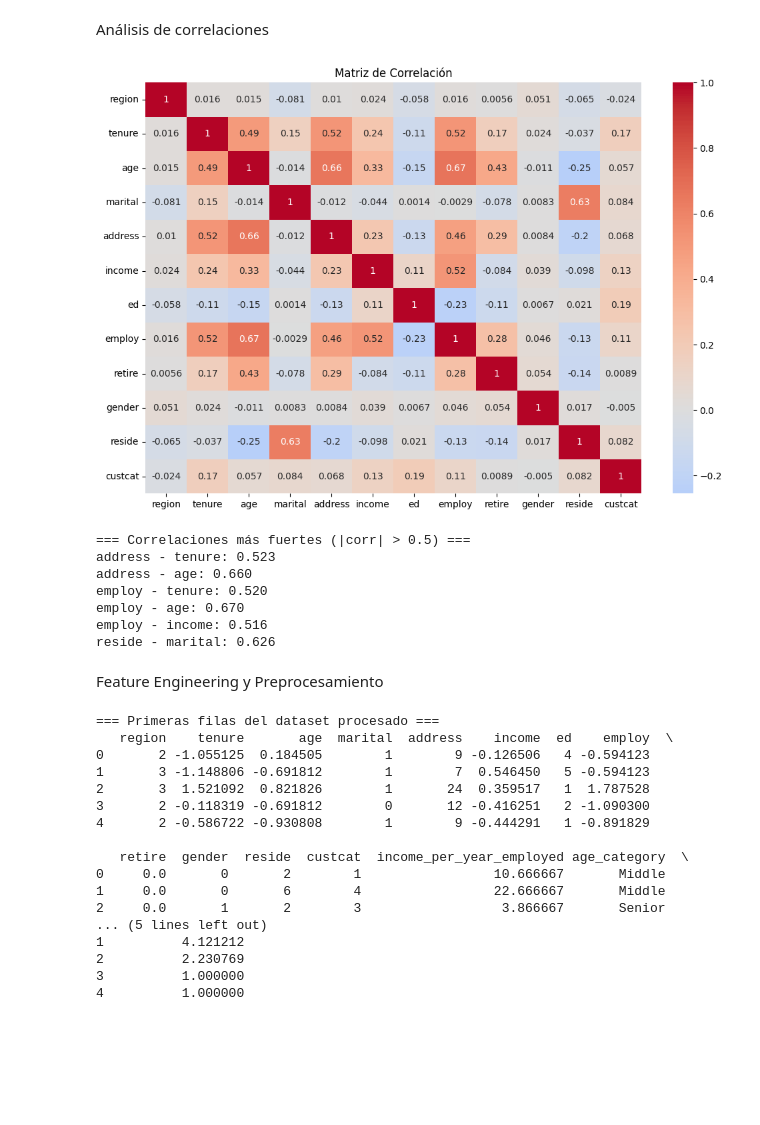
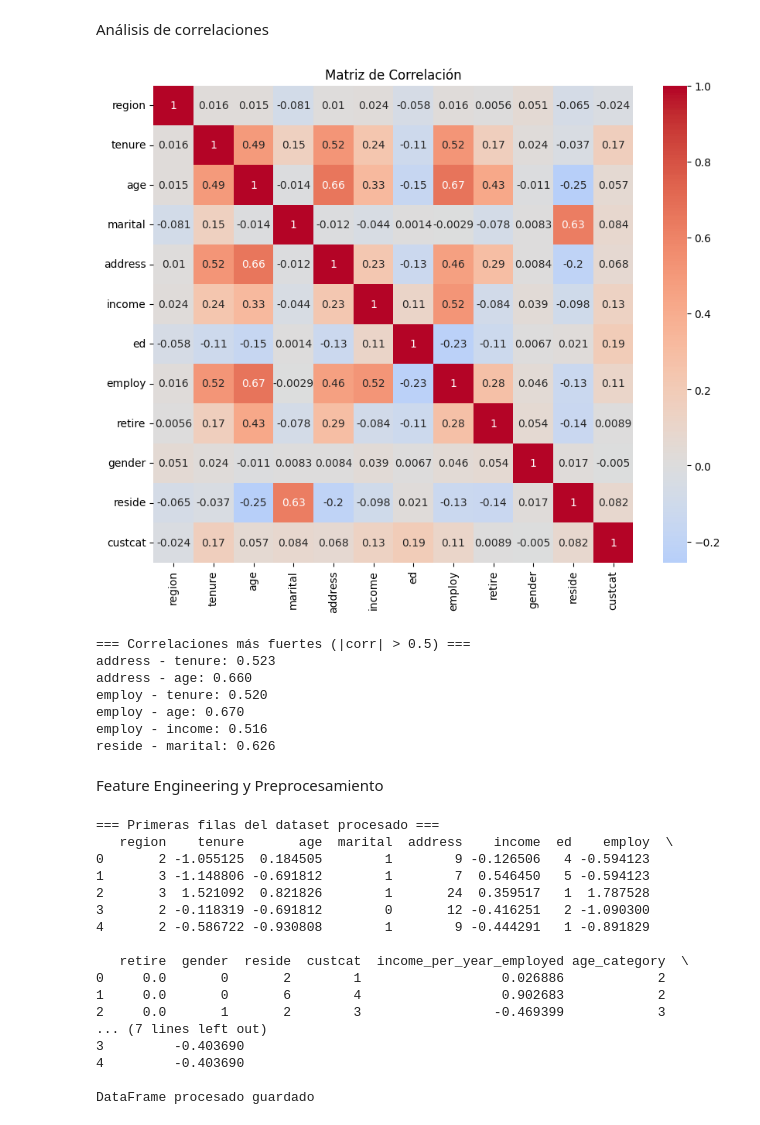
Before and after one commit to AI-School-F5-P3/ml_refuerzo_ema, a Jupyter notebook: notebook/eda_completo.ipynb, the cells around one changed output. Cells and saved outputs as stored; diff of their text form; code cells hidden in the pictures; blank space fills up the shorter version.

```diff
--- a/notebook/eda_completo.ipynb
+++ b/notebook/eda_completo.ipynb
@@ -189,22 +234,22 @@ Análisis de correlaciones
 # %%
 def correlation_analysis(df):
     # Matriz de correlación
-    plt.figure(figsize=(12, 8))
+    plt.figure(figsize=(10, 8))
     correlation_matrix = df.corr()
     sns.heatmap(correlation_matrix, annot=True, cmap='coolwarm', center=0)
     plt.title('Matriz de Correlación')
     plt.show()
 
     # Identificar correlaciones fuertes
     print("\n=== Correlaciones más fuertes (|corr| > 0.5) ===")
     for i in range(len(correlation_matrix.columns)):
         for j in range(i):
             if abs(correlation_matrix.iloc[i, j]) > 0.5:
                 print(f"{correlation_matrix.index[i]} - {correlation_matrix.columns[j]}: {correlation_matrix.iloc[i, j]:.3f}")
 
 correlation_analysis(df)
 # %% [output]
-[figure, old version]
+[figure, new version]
 === Correlaciones más fuertes (|corr| > 0.5) ===
 address - tenure: 0.523
 address - age: 0.660
@@ -225,15 +270,15 @@ def preprocess_data(df):
 
     # Categorización de edad
     df_processed['age_category'] = pd.cut(df_processed['age'],
-                                        bins=[0, 30, 50, 70, 100],
-                                        labels=['Young', 'Middle', 'Senior', 'Elderly'])
+                                        bins=[0, 21, 50, 65, 100],
+                                        labels=[1,2,3,4])
 
     # Ratio income/edad (ingreso relativo a la edad)
     df_processed['income_age_ratio'] = df_processed['income'] / df_processed['age']
 
     # 2. Normalización de variables continuas
     scaler = StandardScaler()
-    continuous_cols = ['age', 'income', 'employ', 'tenure']
+    continuous_cols = ['age', 'income', 'employ', 'tenure', 'income_per_year_employed', 'income_age_ratio']
     df_processed[continuous_cols] = scaler.fit_transform(df_processed[continuous_cols])
 
     return df_processed
@@ -243,6 +288,10 @@ df_processed = preprocess_data(df)
 # Mostrar las primeras filas del dataset procesado
 print("\n=== Primeras filas del dataset procesado ===")
 print(df_processed.head())
+
+# Guardar el DataFrame procesado
+df.to_csv('../data/processed.csv', index=False)
+print("\nDataFrame procesado guardado")
 # %% [output]
 === Primeras filas del dataset procesado ===
    region    tenure       age  marital  address    income  ed    employ  \
@@ -253,11 +302,11 @@ print(df_processed.head())
 4       2 -0.586722 -0.930808        1        9 -0.444291   1 -0.891829
 
    retire  gender  reside  custcat  income_per_year_employed age_category  \
-0     0.0       0       2        1                 10.666667       Middle
-1     0.0       0       6        4                 22.666667       Middle
-2     0.0       1       2        3                  3.866667       Senior
-... (5 lines left out)
-1          4.121212
-2          2.230769
-3          1.000000
-4          1.000000
+0     0.0       0       2        1                  0.026886            2
+1     0.0       0       6        4                  0.902683            2
+2     0.0       1       2        3                 -0.469399            3
+... (7 lines left out)
+3         -0.403690
+4         -0.403690
+
+DataFrame procesado guardado
```
Also changed, not shown: parts of 7 cells of this notebook, 2 other files.
